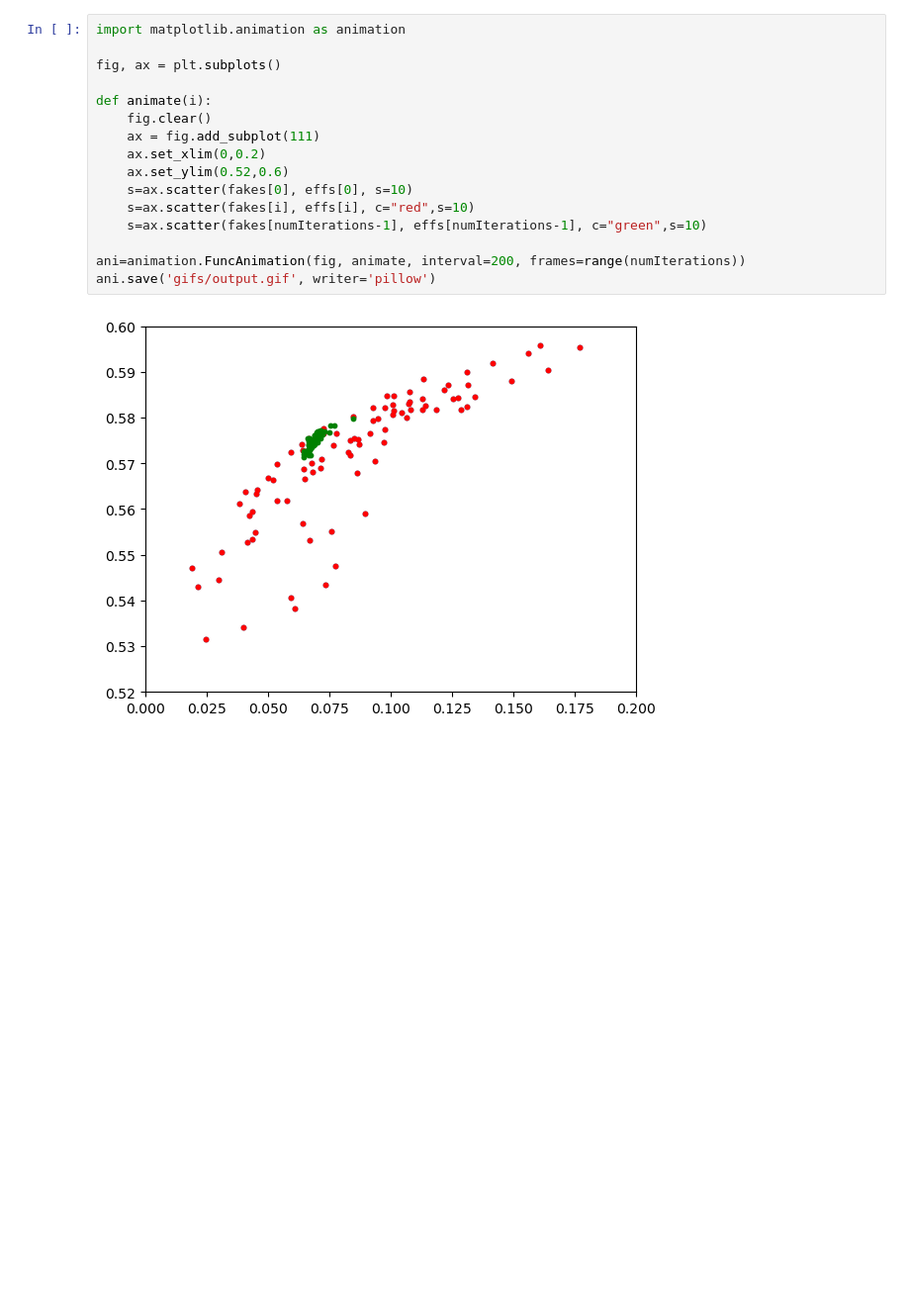
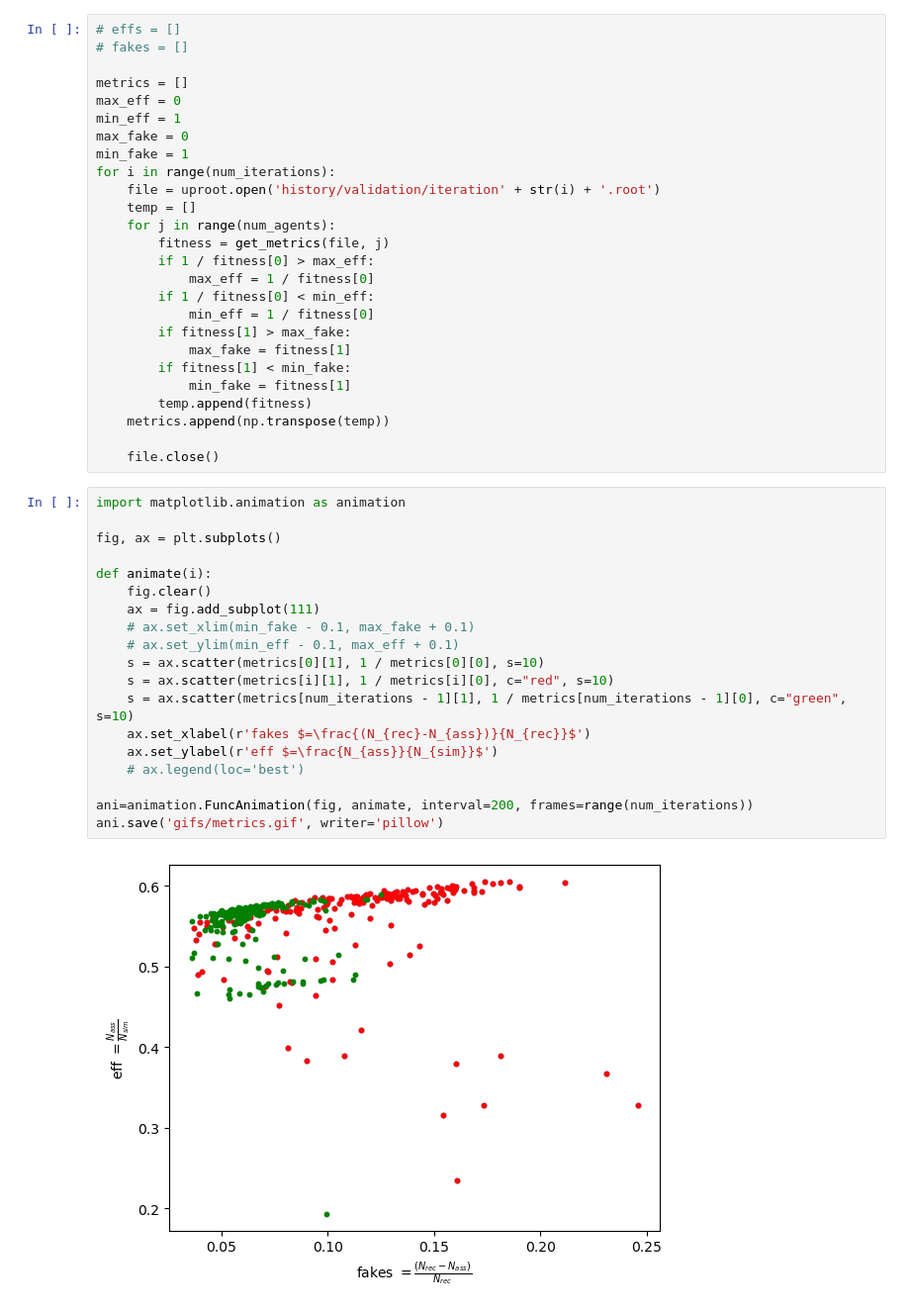
Before and after one commit to lguzzi/CA-parameter-tuning, a Jupyter notebook: plot.ipynb, the cells around one changed output. Shown at 99% size. Saved outputs shown, nothing was run; the diff lists cells and outputs as text; blank space fills up the shorter version.

Commit message:
Refactor code and add default metrics

```diff
--- a/plot.ipynb
+++ b/plot.ipynb
@@ -29,18 +17,47 @@ for i in range(numIterations):
+# %%
+# effs = []
+# fakes = []
+
+metrics = []
+max_eff = 0
+min_eff = 1
+max_fake = 0
+min_fake = 1
+for i in range(num_iterations):
+    file = uproot.open('history/validation/iteration' + str(i) + '.root')
+    temp = []
+    for j in range(num_agents):
+        fitness = get_metrics(file, j)
+        if 1 / fitness[0] > max_eff:
+            max_eff = 1 / fitness[0]
+        if 1 / fitness[0] < min_eff:
+            min_eff = 1 / fitness[0]
+        if fitness[1] > max_fake:
+            max_fake = fitness[1]
+        if fitness[1] < min_fake:
+            min_fake = fitness[1]
+        temp.append(fitness)
+    metrics.append(np.transpose(temp))
+
+    file.close()
 # %%
 import matplotlib.animation as animation
 
 fig, ax = plt.subplots()
 
 def animate(i):
     fig.clear()
     ax = fig.add_subplot(111)
-    ax.set_xlim(0,0.2)
-    ax.set_ylim(0.52,0.6)
-    s=ax.scatter(fakes[0], effs[0], s=10)
-    s=ax.scatter(fakes[i], effs[i], c="red",s=10)
-    s=ax.scatter(fakes[numIterations-1], effs[numIterations-1], c="green",s=10)
+    # ax.set_xlim(min_fake - 0.1, max_fake + 0.1)
+    # ax.set_ylim(min_eff - 0.1, max_eff + 0.1)
+    s = ax.scatter(metrics[0][1], 1 / metrics[0][0], s=10)
+    s = ax.scatter(metrics[i][1], 1 / metrics[i][0], c="red", s=10)
+    s = ax.scatter(metrics[num_iterations - 1][1], 1 / metrics[num_iterations - 1][0], c="green", s=10)
+    ax.set_xlabel(r'fakes $=\frac{(N_{rec}-N_{ass})}{N_{rec}}$')
+    ax.set_ylabel(r'eff $=\frac{N_{ass}}{N_{sim}}$')
+    # ax.legend(loc='best')
 
-ani=animation.FuncAnimation(fig, animate, interval=200, frames=range(numIterations))
-ani.save('gifs/output.gif', writer='pillow')
+ani=animation.FuncAnimation(fig, animate, interval=200, frames=range(num_iterations))
+ani.save('gifs/metrics.gif', writer='pillow')
 # %% [output]
-[figure, old version]
+[figure, new version]
```
Also changed, not shown: parts of 10 cells of this notebook, 58 other files.
